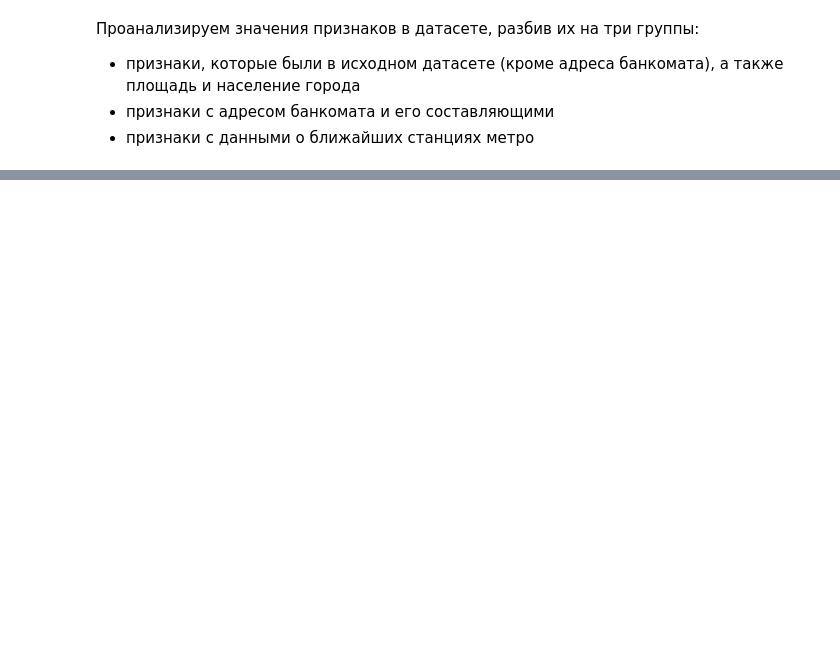
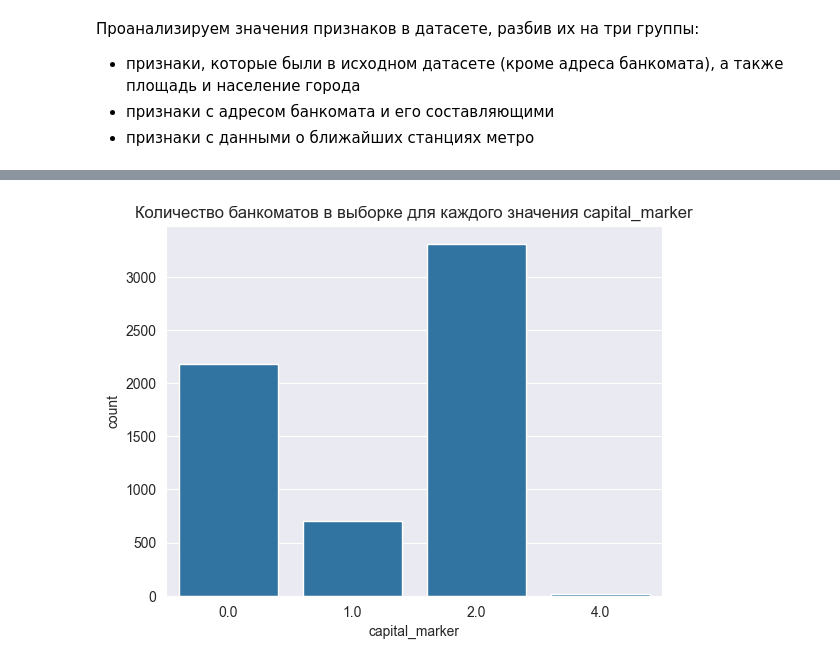
Before and after one commit to SeVlVershinin/atm-project, a Jupyter notebook: eda/eda.ipynb, the cells around one changed output, grey strips where cells are left out. Drawn from its saved outputs; the diff is of its cells as text; code cells hidden in the pictures; blank space fills up the shorter version.

```diff
--- a/eda/eda.ipynb
+++ b/eda/eda.ipynb
@@ -50,0 +124,6 @@ df
+# %%
+sns.countplot(data=df1, x='capital_marker')
+plt.title('Количество банкоматов в выборке для каждого значения capital_marker')
+plt.show()
+# %% [output]
+[figure, added]
```
Also changed, not shown: parts of 30 cells of this notebook, 1 other file.
